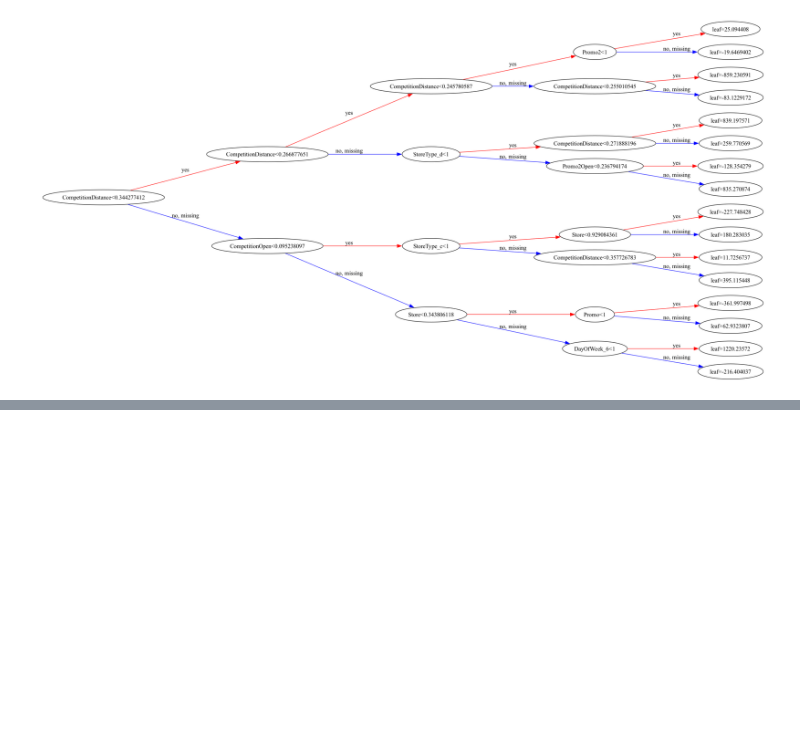
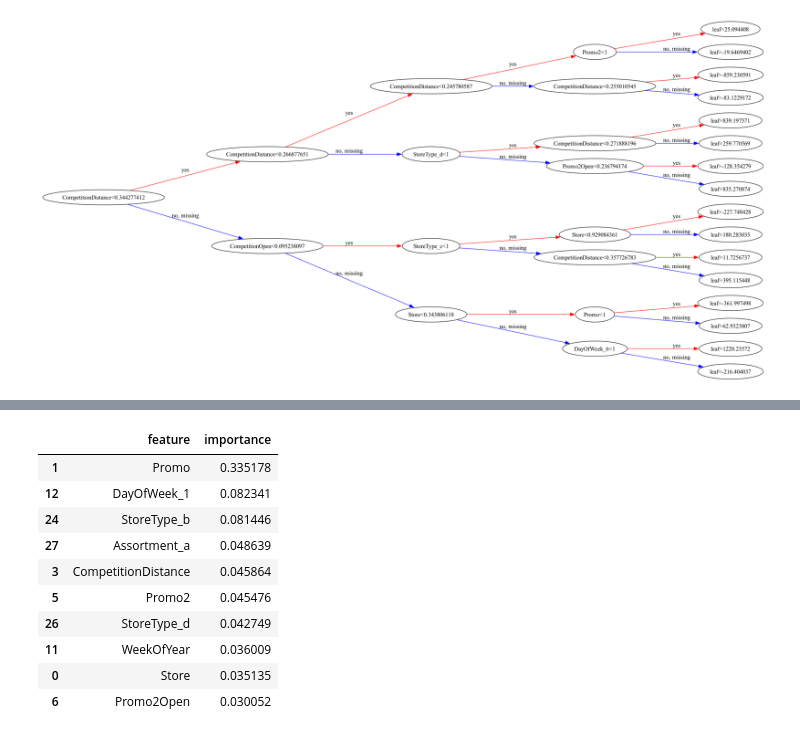
Before and after one commit to vaniarya/Machine_Learning, a Jupyter notebook: XG_Boost/Gradient_Boost.ipynb, the cells around one changed output, grey strips where cells are left out. Drawn from its saved outputs; the diff is of its cells as text; code cells hidden in the pictures; blank space fills up the shorter version.

```diff
--- a/XG_Boost/Gradient_Boost.ipynb
+++ b/XG_Boost/Gradient_Boost.ipynb
@@ -250,0 +282,14 @@ plt.show()
+# %%
+importance_df.head(10)
+# %% [output]
+|  | feature | importance |
+| 1 | Promo | 0.335178 |
+| 12 | DayOfWeek_1 | 0.082341 |
+| 24 | StoreType_b | 0.081446 |
+| 27 | Assortment_a | 0.048639 |
+| 3 | CompetitionDistance | 0.045864 |
+| 5 | Promo2 | 0.045476 |
+| 26 | StoreType_d | 0.042749 |
+| 11 | WeekOfYear | 0.036009 |
+| 0 | Store | 0.035135 |
+| 6 | Promo2Open | 0.030052 |
```
Also changed, not shown: parts of 5 cells of this notebook.
